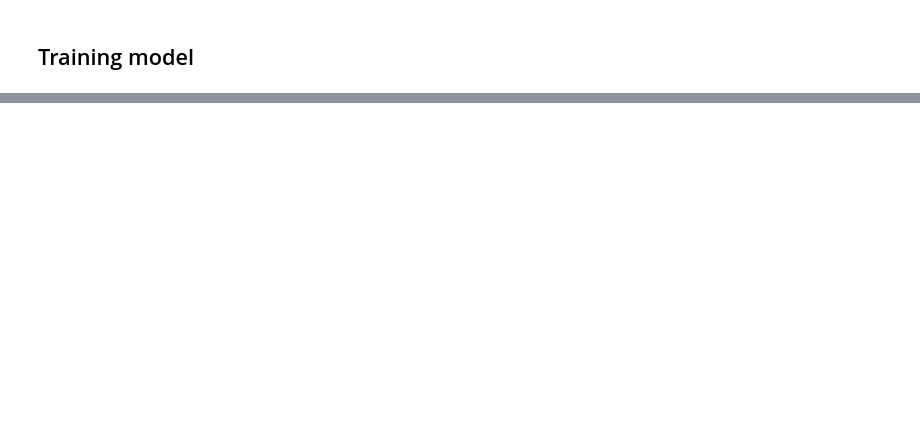
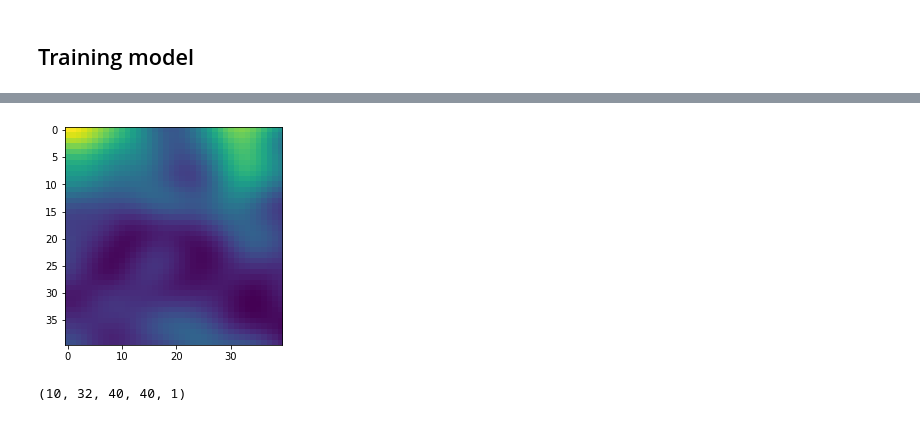
Before and after one commit to SilkeDH/lossy-ml, a Jupyter notebook: Notebooks/Data_Compression.ipynb, the cells around one changed output, grey strips where cells are left out. Cells and saved outputs as stored; diff of their text form; code cells hidden in the pictures; blank space fills up the shorter version.

```diff
--- a/Notebooks/Data_Compression.ipynb
+++ b/Notebooks/Data_Compression.ipynb
@@ -63,7 +52,7 @@ I still don't know how to chunk the data. TODO: Chunking.
 # %%
 from tensorflow import keras
 class DataGenerator(keras.utils.Sequence):
-    def __init__(self, ds, var_dict, batch_size=32, shuffle=True, load=True, mean=None, std=None):
+    def __init__(self, ds, var_dict, chunk_time, batch_size=32, shuffle=True, load=True, mean=None, std=None):
         """
         Data generator.
         Template from https://stanford.edu/~shervine/blog/keras-how-to-generate-data-on-the-fly
@@ -81,6 +70,7 @@ class DataGenerator(keras.utils.Sequence):
         self.var_dict = var_dict
         self.batch_size = batch_size
         self.shuffle = shuffle
+        self.chunk_time = chunk_time
 
         data = []
         generic_level = xr.DataArray([1], coords={'level': [1]}, dims=['level'])
@@ -96,9 +86,7 @@ class DataGenerator(keras.utils.Sequence):
 
         # Normalize
         self.data = (self.data - self.mean) / self.std
-        self.n_samples = self.data.isel(time=slice(0, -lead_time)).shape[0]
-        self.init_time = self.data.isel(time=slice(None, -lead_time)).time
-        self.valid_time = self.data.isel(time=slice(lead_time, None)).time
+        self.n_samples = self.data.values.shape[0]
 
         self.on_epoch_end()
 
@@ -107,14 +95,17 @@ class DataGenerator(keras.utils.Sequence):
 
     def __len__(self):
         'Denotes the number of batches per epoch'
-        return int(np.ceil(self.n_samples / self.batch_size))
+        return int(np.ceil(np.ceil(self.n_samples / self.chunk_time) / self.batch_size ))
+
 
     def __getitem__(self, i):
         'Generate one batch of data'
-        idxs = self.idxs[i * self.batch_size:(i + 1) * self.batch_size]
-        X = self.data.isel(time=idxs).values
-        y = self.data.isel(time=idxs).values
-        return X, y
+        x = []
+        for batch in range(self.batch_size):
+            idxs = self.idxs[(i * self.batch_size * self.chunk_time) + batch : ((batch + 1) + (i * self.batch_size * self.chunk_time)) + (self.chunk_time-1)]
+            x.append(np.expand_dims(self.data.isel(time=idxs).values, axis=0))
+        x = np.concatenate(x, axis =0)
+        return x, x
 
     def on_epoch_end(self):
         'Updates indexes after each epoch'
@@ -252,9 +243,9 @@ from collections import OrderedDict
 
 bs=10 # batch size (from paper above)
 dic = OrderedDict({'t': 1})  # Choosing first pressure level from variable temperature.
+lead_time = 32
 
 #Define train and test datasets.
-dg_train = DataGenerator(z.sel(time=slice('1979')), dic, batch_size=bs, load=True, shuffle=True) # Using generator
-#dg_test=....
-
+dg_train = DataGenerator(z_train.sel(time=slice('1979'), longitude=slice(6,15.75), latitude=slice(55.5,45.75)), dic, lead_time, batch_size=bs, load=True, shuffle=True) # Using generator
+#dg_test = DataGenerator(z_test.sel(time=slice('1979'), longitude=slice(6,15.75), latitude=slice(55.5,45.75)), dic, lead_time, batch_size=bs, load=True, shuffle=False) # Using generator
 # Jupyter kernel restarts #
@@ -268,0 +287,10 @@ tensorboard_callback = tf.keras.callbacks.TensorBoard(log_dir=log_dir, histogram
+# %%
+#test_data = z_train.sel(time=slice('1979-05-01T16:00:00','1979-05-02T23:00:00' ),level = slice(1),longitude=slice(6,15.75), latitude=slice(55.5,45.75))
+#test_data = test_data.transpose('time', 'latitude', 'longitude', 'level')
+#test_data = np.expand_dims(test_data['t'].values, axis=0)
+
+a = dg_train.__getitem__(0)[0]
+plt.imshow(a[0,10,:,:,0])
+plt.show()
+# %% [output]
+[figure, added]
@@ -268,0 +299,5 @@ tensorboard_callback = tf.keras.callbacks.TensorBoard(log_dir=log_dir, histogram
+# %%
+res = result.shape
+res
+# %% [output]
+(10, 32, 40, 40, 1)
```
Also changed, not shown: parts of 29 cells of this notebook.
